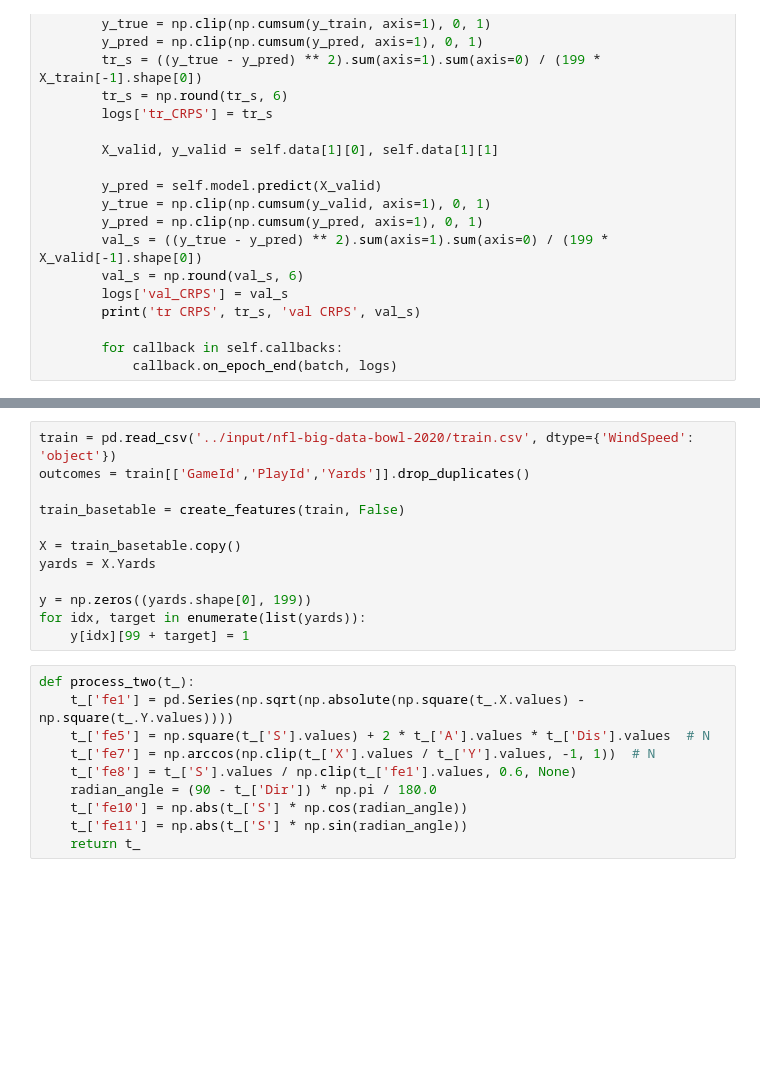
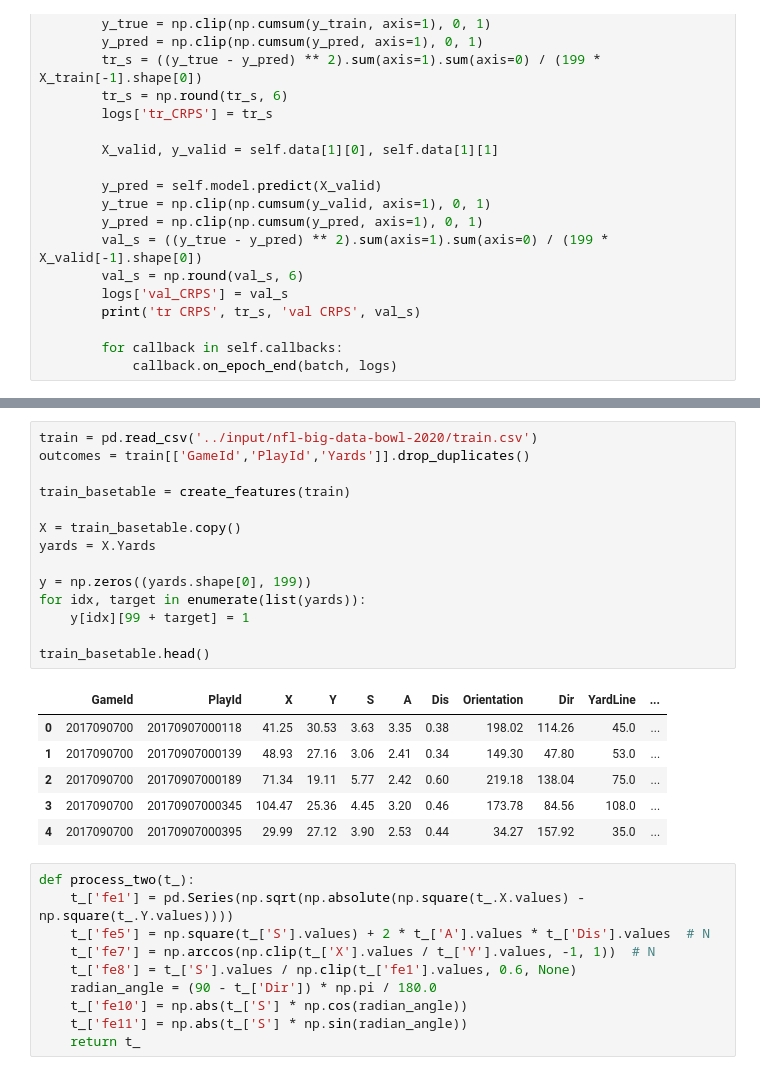
Before and after one commit to TheNerdyCat/nfl-big-data-bowl, a Jupyter notebook: output/feature_engineering_v3.ipynb, the cells around one changed output, grey strips where cells are left out. Cells and saved outputs as stored; diff of their text form; blank space fills up the shorter version.

```diff
--- a/output/feature_engineering_v3.ipynb
+++ b/output/feature_engineering_v3.ipynb
@@ -302,15 +347,24 @@ def create_features(df, deploy=False):
 # %%
-train = pd.read_csv('../input/nfl-big-data-bowl-2020/train.csv', dtype={'WindSpeed': 'object'})
+train = pd.read_csv('../input/nfl-big-data-bowl-2020/train.csv')
 outcomes = train[['GameId','PlayId','Yards']].drop_duplicates()
 
-train_basetable = create_features(train, False)
+train_basetable = create_features(train)
 
 X = train_basetable.copy()
 yards = X.Yards
 
 y = np.zeros((yards.shape[0], 199))
 for idx, target in enumerate(list(yards)):
     y[idx][99 + target] = 1
+
+train_basetable.head()
+# %% [output]
+|  | GameId | PlayId | X | Y | S | A | Dis | Orientation | Dir | YardLine | ... |
+| 0 | 2017090700 | 20170907000118 | 41.25 | 30.53 | 3.63 | 3.35 | 0.38 | 198.02 | 114.26 | 45.0 | ... |
+| 1 | 2017090700 | 20170907000139 | 48.93 | 27.16 | 3.06 | 2.41 | 0.34 | 149.30 | 47.80 | 53.0 | ... |
+| 2 | 2017090700 | 20170907000189 | 71.34 | 19.11 | 5.77 | 2.42 | 0.60 | 219.18 | 138.04 | 75.0 | ... |
+| 3 | 2017090700 | 20170907000345 | 104.47 | 25.36 | 4.45 | 3.20 | 0.46 | 173.78 | 84.56 | 108.0 | ... |
+| 4 | 2017090700 | 20170907000395 | 29.99 | 27.12 | 3.90 | 2.53 | 0.44 | 34.27 | 157.92 | 35.0 | ... |
 # %%
 def process_two(t_):
     t_['fe1'] = pd.Series(np.sqrt(np.absolute(np.square(t_.X.values) - np.square(t_.Y.values))))
```
Also changed, not shown: parts of 7 cells of this notebook, 11 other files.
